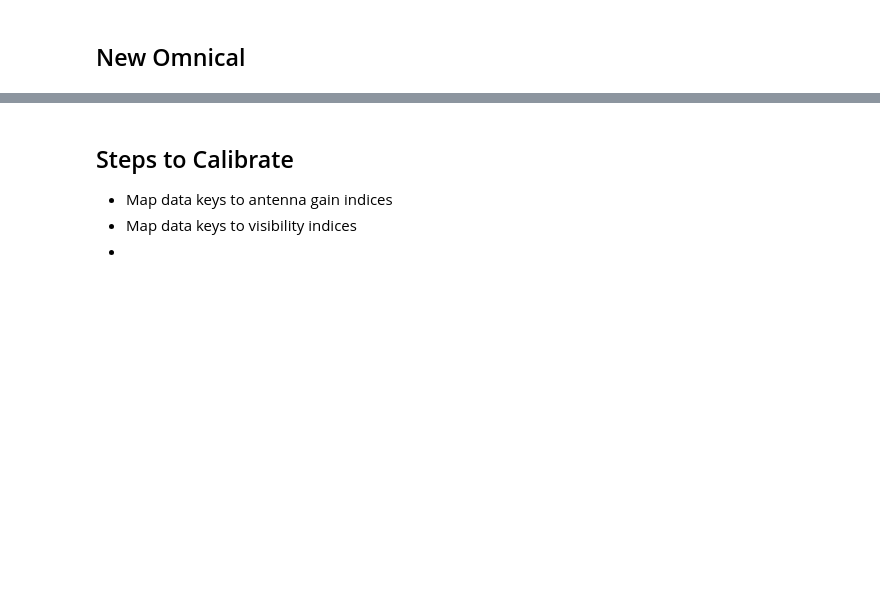
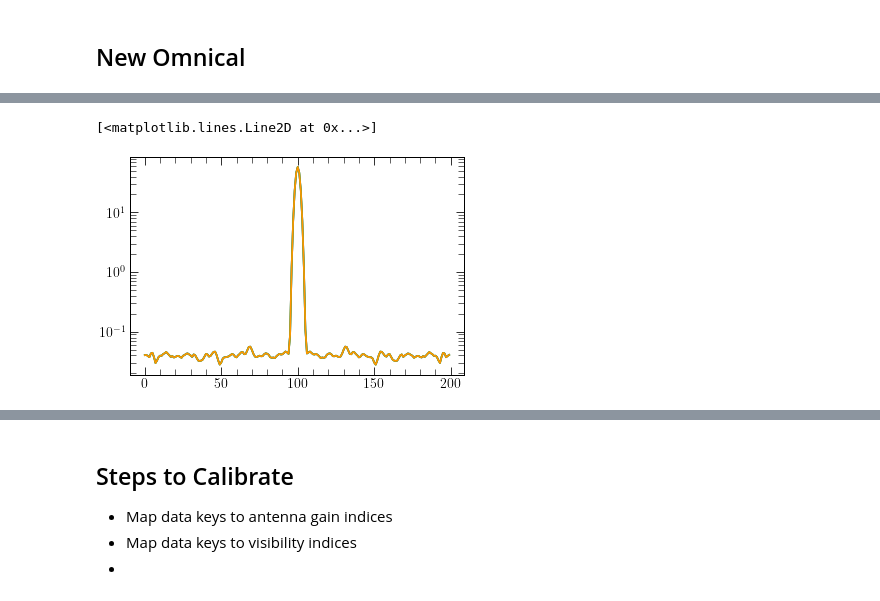
Before and after one commit to tyler-a-cox/linsolve, a Jupyter notebook: tf_linsolve_workspace-Copy1.ipynb, the cells around one changed output, grey strips where cells are left out. Cells and saved outputs as stored; diff of their text form; code cells hidden in the pictures; blank space fills up the shorter version.

```diff
--- a/tf_linsolve_workspace-Copy1.ipynb
+++ b/tf_linsolve_workspace-Copy1.ipynb
@@ -372,0 +481,11 @@ def run_optimization(data, reds, sol0, maxiter=1000, graph_mode=False, optimizer
+# %%
+tf_degen_free = remove_degen_gains(reds, true_gains, tf_sol, mode='complex')
+degen_free = remove_degen_gains(reds, true_gains, sol, mode='complex')
+degen_log = remove_degen_gains(reds, true_gains, log_sol, mode='complex')
+# %%
+plt.semilogy(np.mean(powerspectra(tf_degen_free[(1, 'Jnn')], taper='bh7'), axis=0))
+plt.semilogy(np.mean(powerspectra(degen_free[(1, 'Jnn')], taper='bh7'), axis=0))
+plt.semilogy(np.mean(powerspectra(degen_log[(1, 'Jnn')], taper='bh7'), axis=0))
+# %% [output]
+[<matplotlib.lines.Line2D at 0x...>]
+[figure, added]
```
Also changed, not shown: parts of 19 cells of this notebook, 5 other files.
